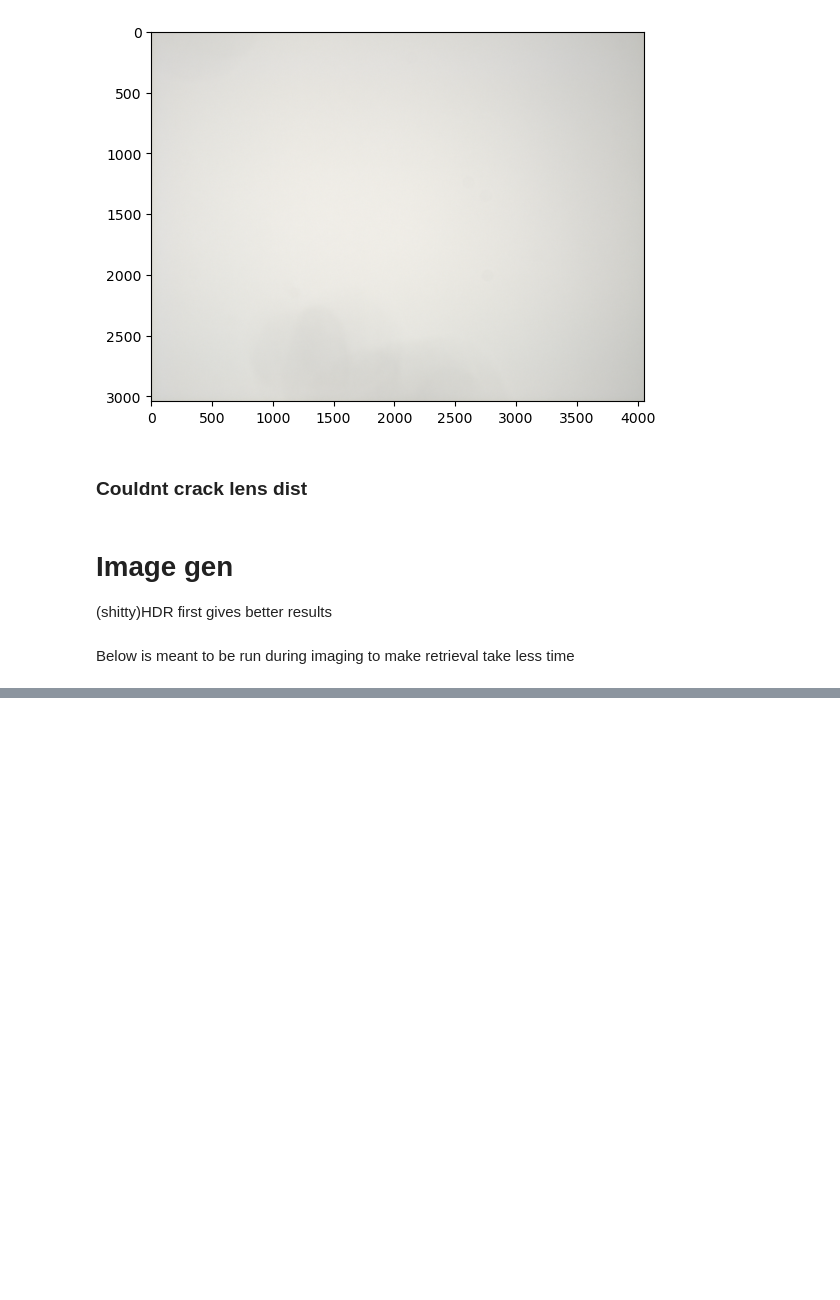
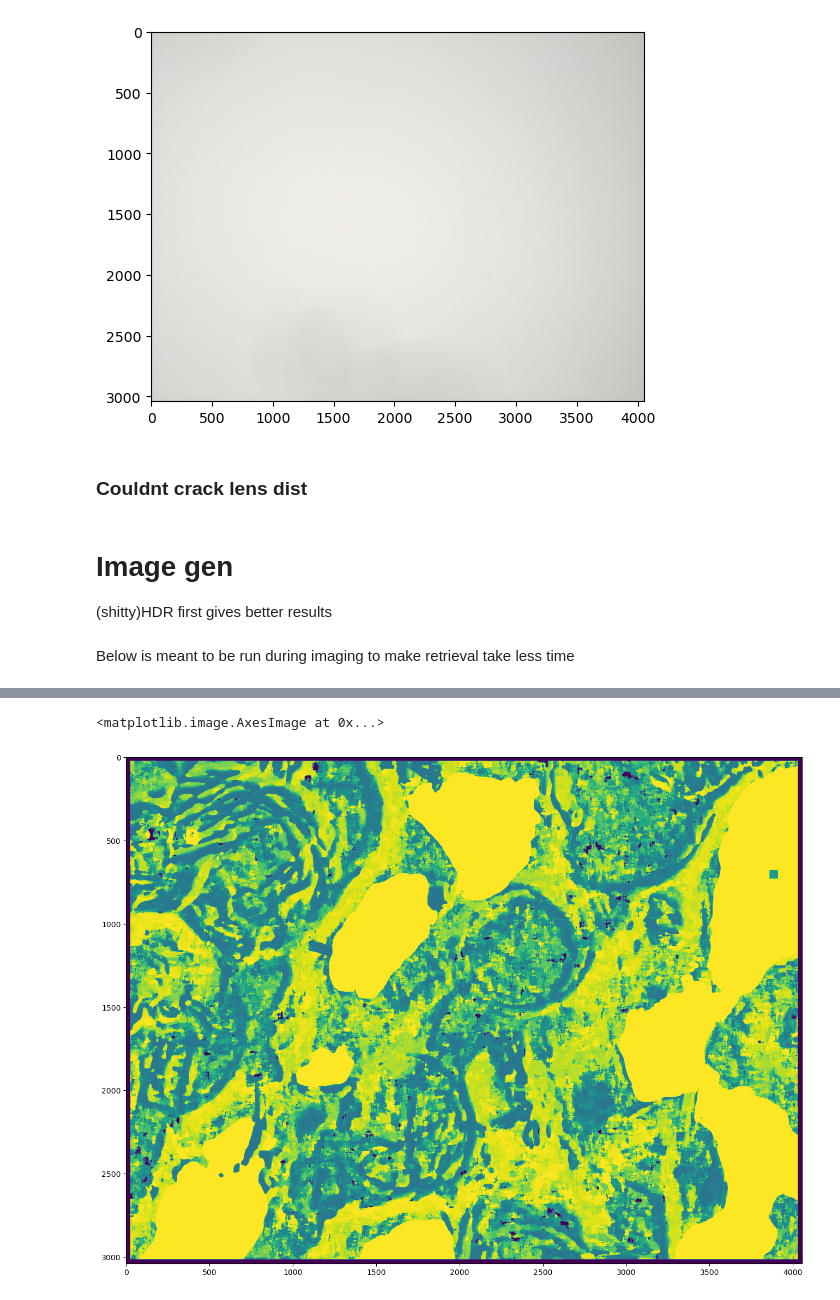
Before and after one commit to Naderschah/64MP_DSLR_controller, a Jupyter notebook: calibrate.ipynb, the cells around one changed output, grey strips where cells are left out. Cells and saved outputs as stored; diff of their text form; code cells hidden in the pictures; blank space fills up the shorter version.

```diff
--- a/calibrate.ipynb
+++ b/calibrate.ipynb
@@ -89,0 +119,27 @@ for i in os.listdir(img_dir):
+# %%
+# Make HDR then focus stack
+os.chdir(os.path.join(img_dir,'preprocessed'))
+filenames = {}
+IR = {}
+for i in os.listdir('.'):
+    if 'IR' not in i:
+        filenames[i.split('_exp')[0]] = 1
+    else:
+        IR[i.split('_')[0]] = 1
+for key in filenames:
+    # Make HDR for each
+    cmd = 'enfuse -o {}_hdr.tiff {}*.tiff'.format(key,key)
+    res = subprocess.run(cmd,shell=True).stdout
+    res = res.split('\n')
+    res = [i for i in res if 'Unable to open file' in i]
+    if len(res)>0:
+        # Recompute bias and flat and retry
+        subprocess.check_output('rm {}*.tiff'.format(key))
+        # Automatically skips the already done ones
+        rem_b_f(mbias,mflat,img_dir)
+        # Rerun command
+        cmd = 'enfuse -o {}_hdr.tiff {}*.tiff'.format(key,key)
+        res = subprocess.run(cmd,shell=True).stdout
+        res = str(res).split('\n')
+        res = [i for i in res if 'Unable to open file' in i]
+        if len(res)>0 : print('Could not compute hdr for: ', res)
@@ -89,0 +187,14 @@ for i in os.listdir(img_dir):
+# %%
+from PIL import Image
+first = True
+for i in os.listdir(os.path.join(img_dir,'preprocessed')):
+    if 'mask' in i:
+        im = np.array(Image.open(os.path.join(img_dir,'preprocessed',i)))
+        if first:
+            m_t = np.zeros_like(im)
+            m_confidence = im
+            first = False
+        else:
+            bool_arr = m_confidence < im
+            m_t[bool_arr] = int(i.split('_')[0])
+            m_confidence[bool_arr] = im[bool_arr]
@@ -89,0 +203,6 @@ for i in os.listdir(img_dir):
+# %%
+fig = plt.figure(figsize=(16,16))
+plt.imshow(m_t)
+# %% [output]
+<matplotlib.image.AxesImage at 0x...>
+[figure, added]
```
Also changed, not shown: parts of 19 cells of this notebook, 3 other files.
